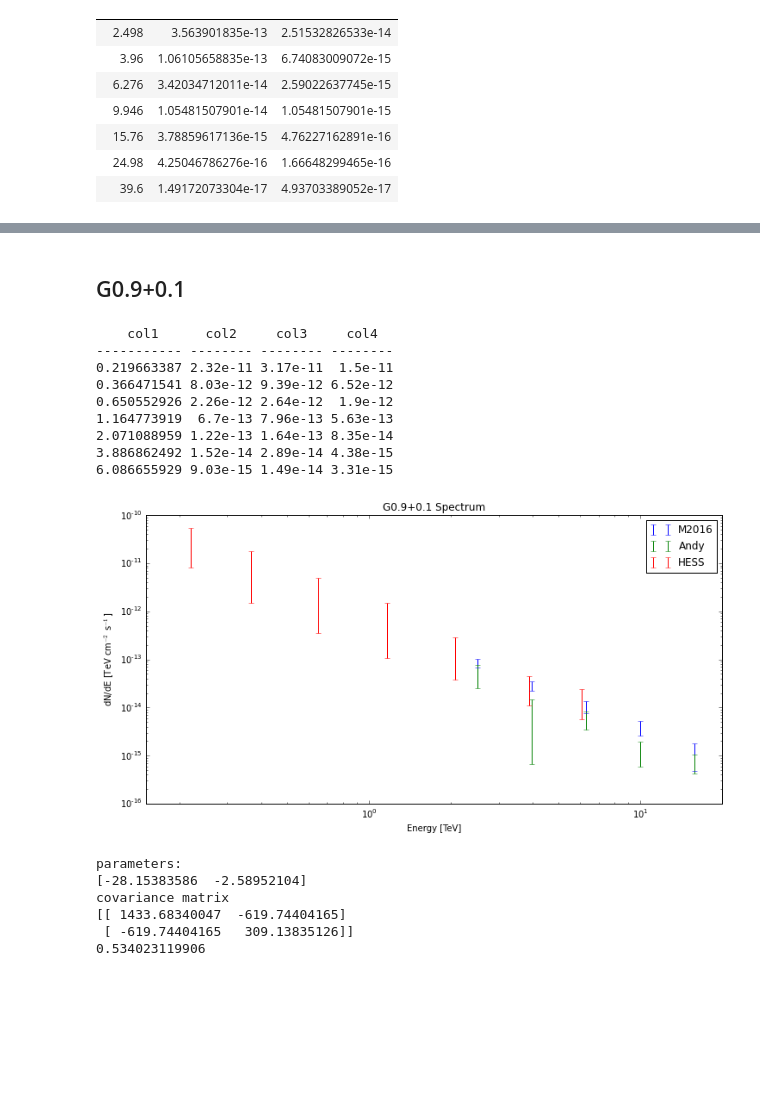
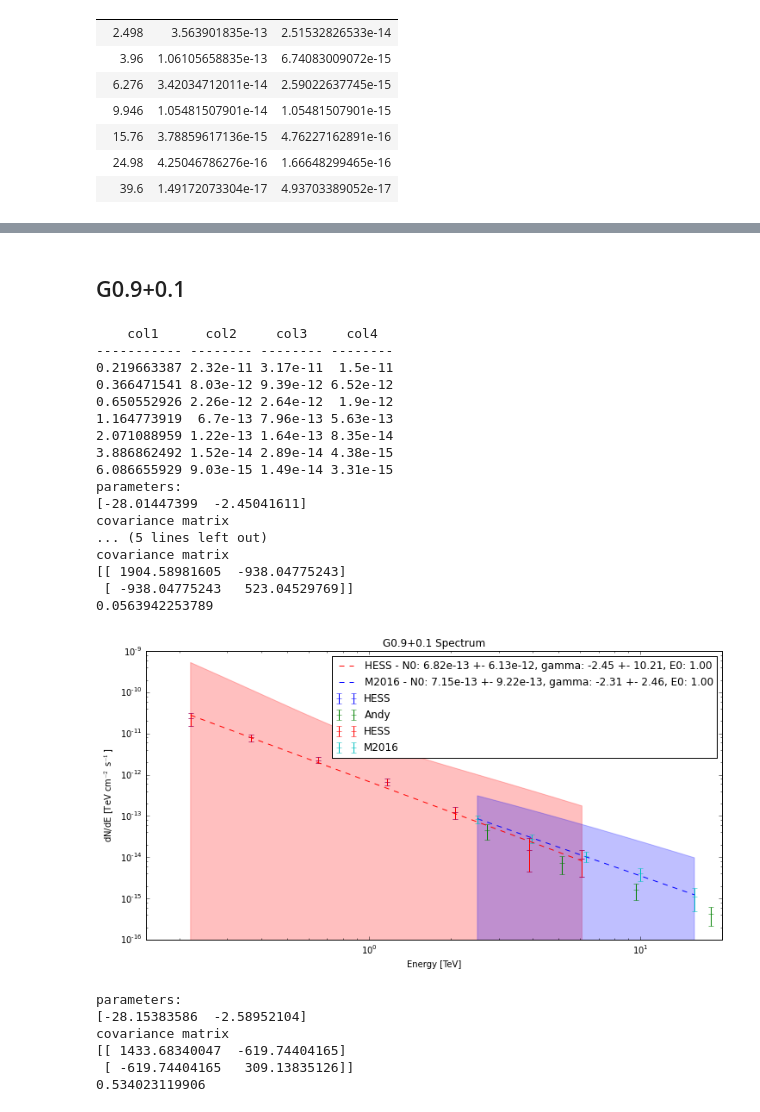
Before and after one commit to MattGPT-ai/analysis-tools-m, a Jupyter notebook: GC/SpectrumPlotter.ipynb, the cells around one changed output, grey strips where cells are left out. Saved outputs shown, nothing was run; the diff lists cells and outputs as text; code cells hidden in the pictures; blank space fills up the shorter version.

Commit message:
notebooks with plots used for LTP discussion call

```diff
--- a/GC/SpectrumPlotter.ipynb
+++ b/GC/SpectrumPlotter.ipynb
@@ -42,10 +42,12 @@ ferr = lambda E, F, N0, N0err, E0, cov_gg: \
 
 f_ecpl = lambda E,N0,E0,gamma,beta: N0*(E/E0)**(-1.*gamma)*np.exp(-1.*E/beta)
 ferr_ecpl = lambda E, F, N0, N0err, E0, cov_gg, b, cov_bb: \
-F*np.sqrt(N0err**2/N0**2 + ((np.log(E/E0))**2) * cov_gg + (E/E0)**2 / b**4 * cov_bb)
+            F*np.sqrt(N0err**2/N0**2 + ((np.log(E/E0))**2) * cov_gg + (E/E0)**2 / b**4 * cov_bb)
 
-def plotPythonFit(energy, flux, flux_err_arg, color, name, ECPL=False, E0=1.):
-    """fit flux points to a curve then plot"""
+def plotPythonFit(energy, flux, flux_err_arg, color, name, ECPL=False, E0=1.)#, power=0.):
+    """fit flux points to a curve then plot
+    by default it's labeled in units of TeV, and flux / m^2
+    fluxes are multiplied by E^power """
 
     if isinstance(flux_err_arg, tuple):
         flux_err = (flux_err_arg[1] + flux_err_arg[0]) / 2
@@ -115,11 +117,12 @@ def plotPythonFit(energy, flux, flux_err_arg, color, name, ECPL=False, E0=1.):
                     'E0: {4:.2f}').format(float(N0), float(gamma),
                                           float(N0_err), float(gamma_err), float(E0))
 
-    plt.plot(E, F * (E)**power, c=color, ls="--", marker="", label=fitTitle)
+    plt.plot(E, F * (E)**power, color=color, ls="--", marker="", label=fitTitle)
     plt.fill_between(E, (E)**power*(F+Ferr), (E)**power*(F-Ferr), color=color, alpha='0.25')
     plt.loglog(nonposy="clip")
-    #plt.errorbar(energy, flux*energy**power, flux_err_arg, label=name, ls='')
-    #plt.plot(E, F * (E)**power, ls="--", marker="", label=fitTitle)
-    #plt.fill_between(E, (E)**power*(F+Ferr), (E)**power*(F-Ferr), alpha='0.25')
+    plt.errorbar(energy, flux*energy**power, flux_err_arg*energy**power, label=name, ls='', marker='_')
+    plt.loglog(nonposy="clip")
+    plt.xlabel("Energy [TeV]")
+
 
 # end plotPythonFit
@@ -366,45 +429,66 @@ chi^2: 1.05253097649
 # %% [markdown]
-<h2>G0.9+0.1
+<h2>G0.9+0.1</h2>
 # %%
-power = 2.
+power = 0.
 # all energies in TeV
-G09_points_M2016 = astropy.io.ascii.read(gc_dir+"/spectralPoints/G09+01_allOff_spectralPoints.txt")
-G09_points_Andy = astropy.io.ascii.read(gc_dir+"spectralPoints/G09+01_Andy_spectral_points_E2-ergs.txt")
-G09_points_HESS = astropy.io.ascii.read(gc_dir+"/spectralPoints/G09+01_HESS_spectrum_2005_points.csv")
+G09_points_M2016 = astropy.io.ascii.read(gc_dir+"/spectralPoints/G09+01_allOff_flux_TeV-m2.txt")
+# need to fix HESS points, to give actual size of error bars
+G09_points_HESS = astropy.io.ascii.read(gc_dir+"/spectralPoints/G09+01_HESS_2005_flux_TeV-cm2.csv")
+G09_points_Andy = astropy.io.ascii.read(gc_dir+"spectralPoints/G09+01_Andy_email_flux_m2.txt")
+#G09_points_Andy = astropy.io.ascii.read(gc_dir+"spectralPoints/G09+01_Andy_spectral_points_E2-ergs.txt")
+
 
 # convert m^-2 to cm^-2
 G09_points_M2016['col2'] *= 1e-4
 G09_points_M2016['col3'] *= 1e-4
 
 print(G09_points_HESS)
 
-plt.errorbar(G09_points_M2016['col1'], G09_points_M2016['col2'], G09_points_M2016['col3'],
-            label='M2016', ls='')
-plt.errorbar(G09_points_Andy['col1'], G09_points_Andy['col2'], G09_points_Andy['col3'],
-            label="Andy", ls='')
-plt.errorbar(G09_points_HESS['col1'], G09_points_HESS['col2'], (G09_points_HESS['col4'], G09_points_HESS['col3']),
-            label="HESS", ls='')
+#plt.errorbar(G09_points_M2016['col1'], G09_points_M2016['col2'], G09_points_M2016['col3'],
+#            label='M2016', ls='', marker='_')
+plt.errorbar(G09_points_HESS['col1'], G09_points_HESS['col2'],
+             (G09_points_HESS['col2']-G09_points_HESS['col4'], G09_points_HESS['col3']-G09_points_HESS['col2']),
+            label="HESS", ls='', marker='_')
+plt.errorbar(G09_points_Andy['col1'], G09_points_Andy['col2']*1e-4, G09_points_Andy['col3']*1e-4,
+            label="Andy", ls='', marker='_')
+#plt.errorbar(G09_points_Andy['col1'], G09_points_Andy['col2']/erg2TeV, G09_points_Andy['col3']/erg2TeV, label="Andy", ls='')
+
+plotPythonFit(G09_points_HESS['col1'], G09_points_HESS['col2'],
+             (G09_points_HESS['col2']-G09_points_HESS['col4'], G09_points_HESS['col3']-G09_points_HESS['col2']),
+              name="HESS", color='red')
+plotPythonFit(G09_points_M2016['col1'], G09_points_M2016['col2'],
+              G09_points_M2016['col3'],
+              name="M2016", color='blue')
+
 
 plt.title("G0.9+0.1 Spectrum ")
 plt.loglog(nonposy="clip")
 plt.legend(loc="best")
-plt.xlabel("Energy [TeV]")
+#plt.xlabel("Energy [TeV]")
 plt.xlim(xmin=0.15, xmax=20)
 # think this is just dN/dE
 plt.ylabel(r"dN/dE [TeV cm$^{-2}$ s$^{-1}$]")
 
-#plt.savefig(gc_dir+"/plots/spectra/G09_spectra_HESSoverlay_wAndy.png")
+plt.savefig(gc_dir+"/plots/spectra/G09_spectra_HESSoverlay_wAndy.png")
 # %% [output]
     col1      col2     col3     col4
 ----------- -------- -------- --------
 0.219663387 2.32e-11 3.17e-11  1.5e-11
 0.366471541 8.03e-12 9.39e-12 6.52e-12
 0.650552926 2.26e-12 2.64e-12  1.9e-12
 1.164773919  6.7e-13 7.96e-13 5.63e-13
 2.071088959 1.22e-13 1.64e-13 8.35e-14
 3.886862492 1.52e-14 2.89e-14 4.38e-15
 6.086655929 9.03e-15 1.49e-14 3.31e-15
+parameters:
+[-28.01447399  -2.45041611]
+covariance matrix
+... (5 lines left out)
+covariance matrix
+[[ 1904.58981605  -938.04775243]
+ [ -938.04775243   523.04529769]]
+0.0563942253789
-[figure, old version]
+[figure, new version]
 # %%
 plotPythonFit(G09_points_M2016['col1'], G09_points_M2016['col2'], G09_points_M2016['col3'],
                 'blue', name='M2016')
```
Also changed, not shown: parts of 12 cells of this notebook, 2 other files.
